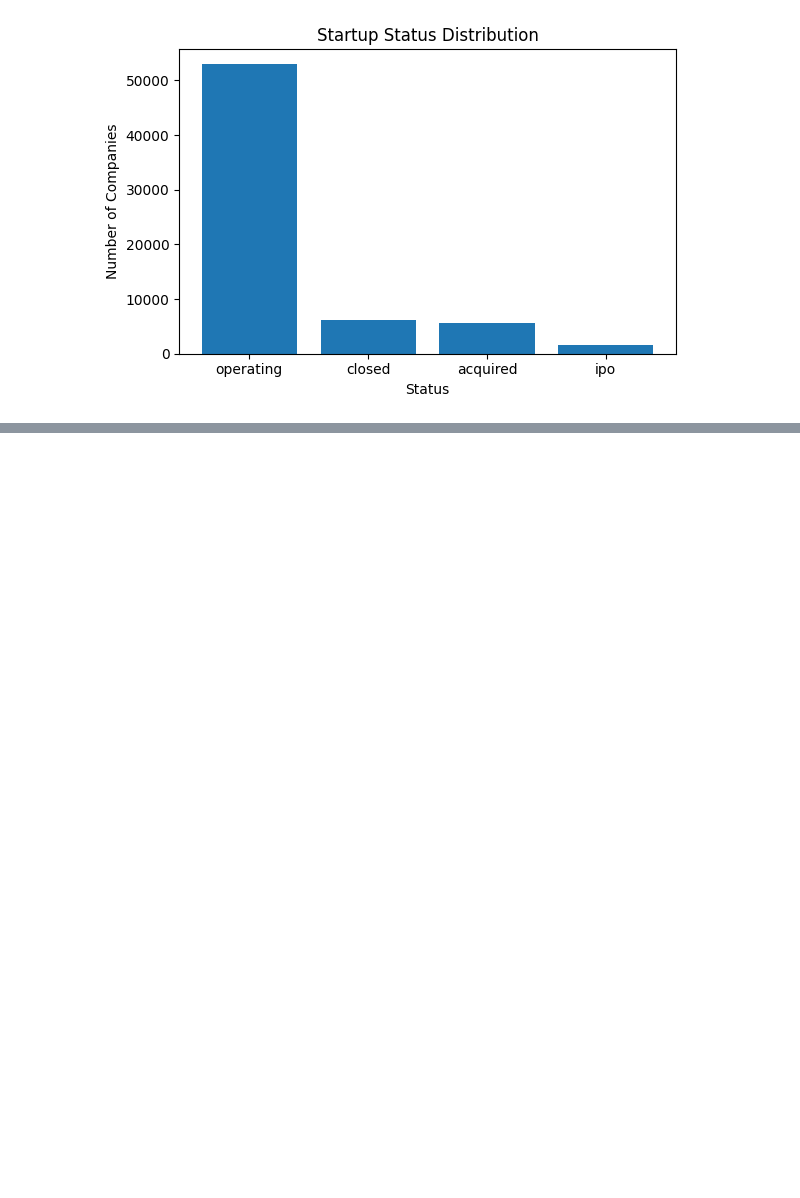
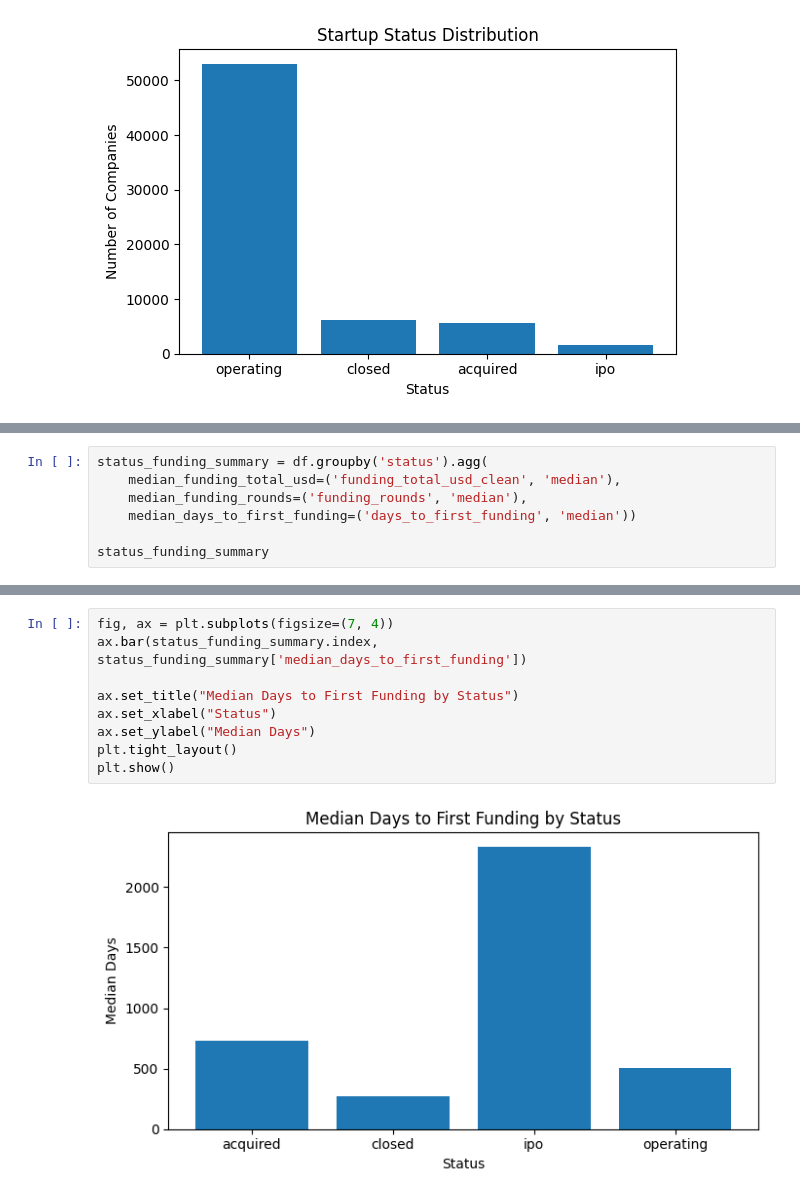
Before and after one commit to Hughes-Tyler/AnalyticsCapstone, a Jupyter notebook: notebooks/main.ipynb, the cells around one changed output, grey strips where cells are left out. Saved outputs shown, nothing was run; the diff lists cells and outputs as text; blank space fills up the shorter version.

```diff
--- a/notebooks/main.ipynb
+++ b/notebooks/main.ipynb
@@ -147,0 +330,7 @@ plt.show()
+# %%
+status_funding_summary = df.groupby('status').agg(
+    median_funding_total_usd=('funding_total_usd_clean', 'median'),
+    median_funding_rounds=('funding_rounds', 'median'),
+    median_days_to_first_funding=('days_to_first_funding', 'median'))
+
+status_funding_summary
@@ -147,0 +344,11 @@ plt.show()
+# %%
+fig, ax = plt.subplots(figsize=(7, 4))
+ax.bar(status_funding_summary.index, status_funding_summary['median_days_to_first_funding'])
+
+ax.set_title("Median Days to First Funding by Status")
+ax.set_xlabel("Status")
+ax.set_ylabel("Median Days")
+plt.tight_layout()
+plt.show()
+# %% [output]
+[figure, added]
```
Also changed, not shown: parts of 26 cells of this notebook, 1 other file.
